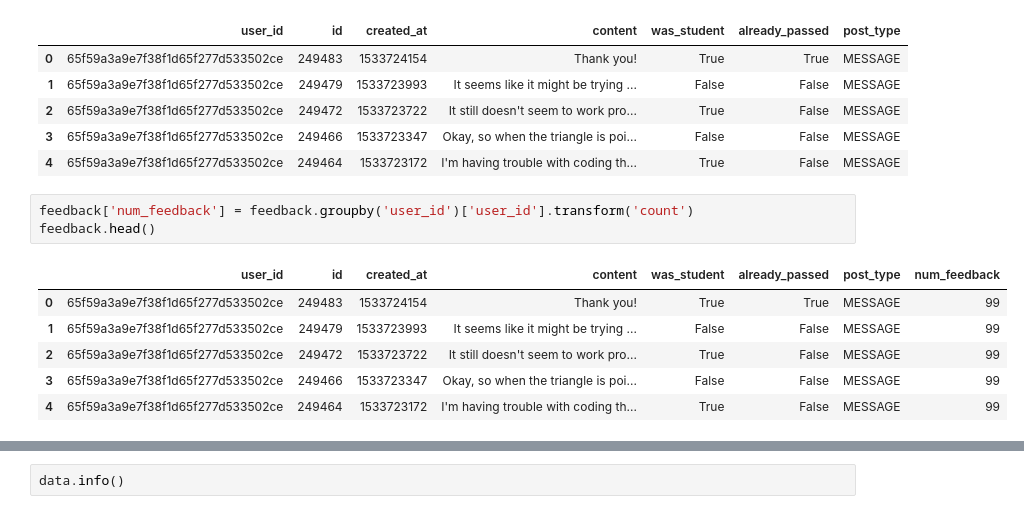
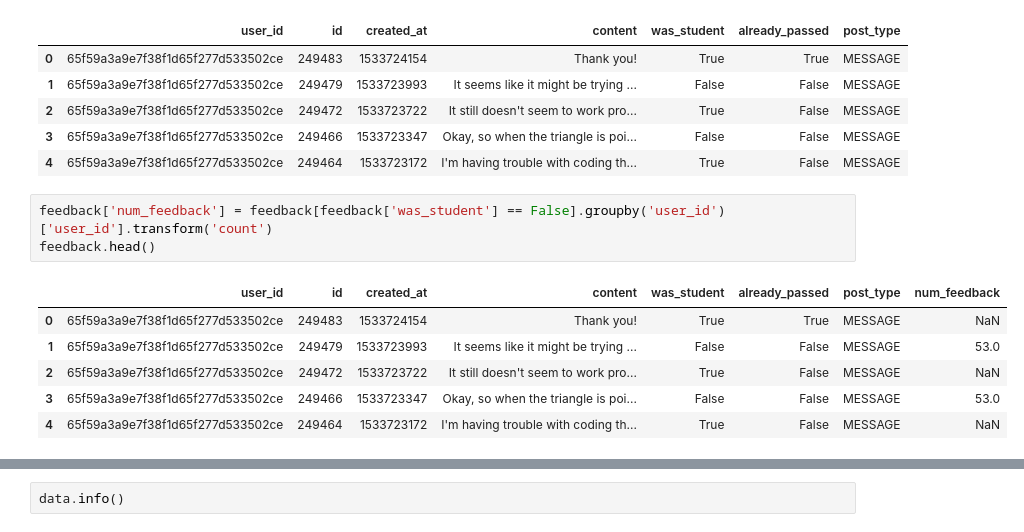
Before and after one commit to samchen0508/747-A2-data, a Jupyter notebook: results.ipynb, the cells around one changed output, grey strips where cells are left out. Saved outputs shown, nothing was run; the diff lists cells and outputs as text.

```diff
--- a/results.ipynb
+++ b/results.ipynb
@@ -17,15 +17,15 @@ feedback.head()
 | 3 | 65f59a3a9e7f38f1d65f277d533502ce | 249466 | 1533723347 | Okay, so when the triangle is poi... | False | False | MESSAGE |
 | 4 | 65f59a3a9e7f38f1d65f277d533502ce | 249464 | 1533723172 | I'm having trouble with coding th... | True | False | MESSAGE |
 # %%
-feedback['num_feedback'] = feedback.groupby('user_id')['user_id'].transform('count')
+feedback['num_feedback'] = feedback[feedback['was_student'] == False].groupby('user_id')['user_id'].transform('count')
 feedback.head()
 # %% [output]
 |  | user_id | id | created_at | content | was_student | already_passed | post_type | num_feedback |
-| 0 | 65f59a3a9e7f38f1d65f277d533502ce | 249483 | 1533724154 | Thank you! | True | True | MESSAGE | 99 |
-| 1 | 65f59a3a9e7f38f1d65f277d533502ce | 249479 | 1533723993 | It seems like it might be trying ... | False | False | MESSAGE | 99 |
-| 2 | 65f59a3a9e7f38f1d65f277d533502ce | 249472 | 1533723722 | It still doesn't seem to work pro... | True | False | MESSAGE | 99 |
-| 3 | 65f59a3a9e7f38f1d65f277d533502ce | 249466 | 1533723347 | Okay, so when the triangle is poi... | False | False | MESSAGE | 99 |
-| 4 | 65f59a3a9e7f38f1d65f277d533502ce | 249464 | 1533723172 | I'm having trouble with coding th... | True | False | MESSAGE | 99 |
+| 0 | 65f59a3a9e7f38f1d65f277d533502ce | 249483 | 1533724154 | Thank you! | True | True | MESSAGE | NaN |
+| 1 | 65f59a3a9e7f38f1d65f277d533502ce | 249479 | 1533723993 | It seems like it might be trying ... | False | False | MESSAGE | 53.0 |
+| 2 | 65f59a3a9e7f38f1d65f277d533502ce | 249472 | 1533723722 | It still doesn't seem to work pro... | True | False | MESSAGE | NaN |
+| 3 | 65f59a3a9e7f38f1d65f277d533502ce | 249466 | 1533723347 | Okay, so when the triangle is poi... | False | False | MESSAGE | 53.0 |
+| 4 | 65f59a3a9e7f38f1d65f277d533502ce | 249464 | 1533723172 | I'm having trouble with coding th... | True | False | MESSAGE | NaN |
 # %%
 # merge two dataset
 data = feedback.merge(score, on="user_id", how="outer")
```
Also changed, not shown: parts of 10 cells of this notebook, 1 other file.
